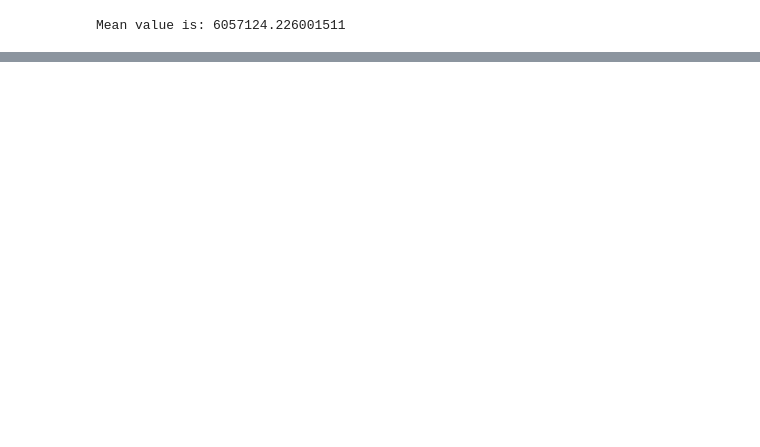
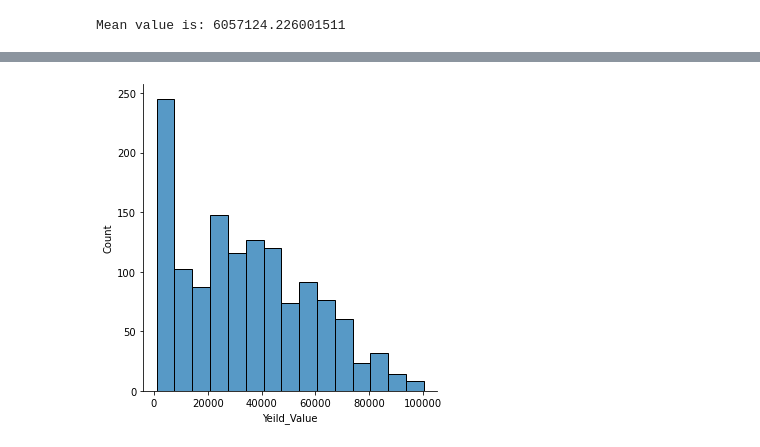
Before and after one commit to Mahender1007/MSC_DA_ContAssignment2, a Jupyter notebook: CA2_JupyterNotebook_and_datafiles/CA2_Milk_Production_Analysis.ipynb, the cells around one changed output, grey strips where cells are left out. Drawn from its saved outputs; the diff is of its cells as text; code cells hidden in the pictures; blank space fills up the shorter version.

```diff
--- a/CA2_JupyterNotebook_and_datafiles/CA2_Milk_Production_Analysis.ipynb
+++ b/CA2_JupyterNotebook_and_datafiles/CA2_Milk_Production_Analysis.ipynb
@@ -628,0 +613,5 @@ Mean value is: 6057124.226001511
+# %%
+# to see against which feature i want to work with
+sns.displot(eu_production_lp_df["Yeild_Value"]);
+# %% [output]
+[figure, added]
```
Also changed, not shown: parts of 95 cells of this notebook, 2 other files.
